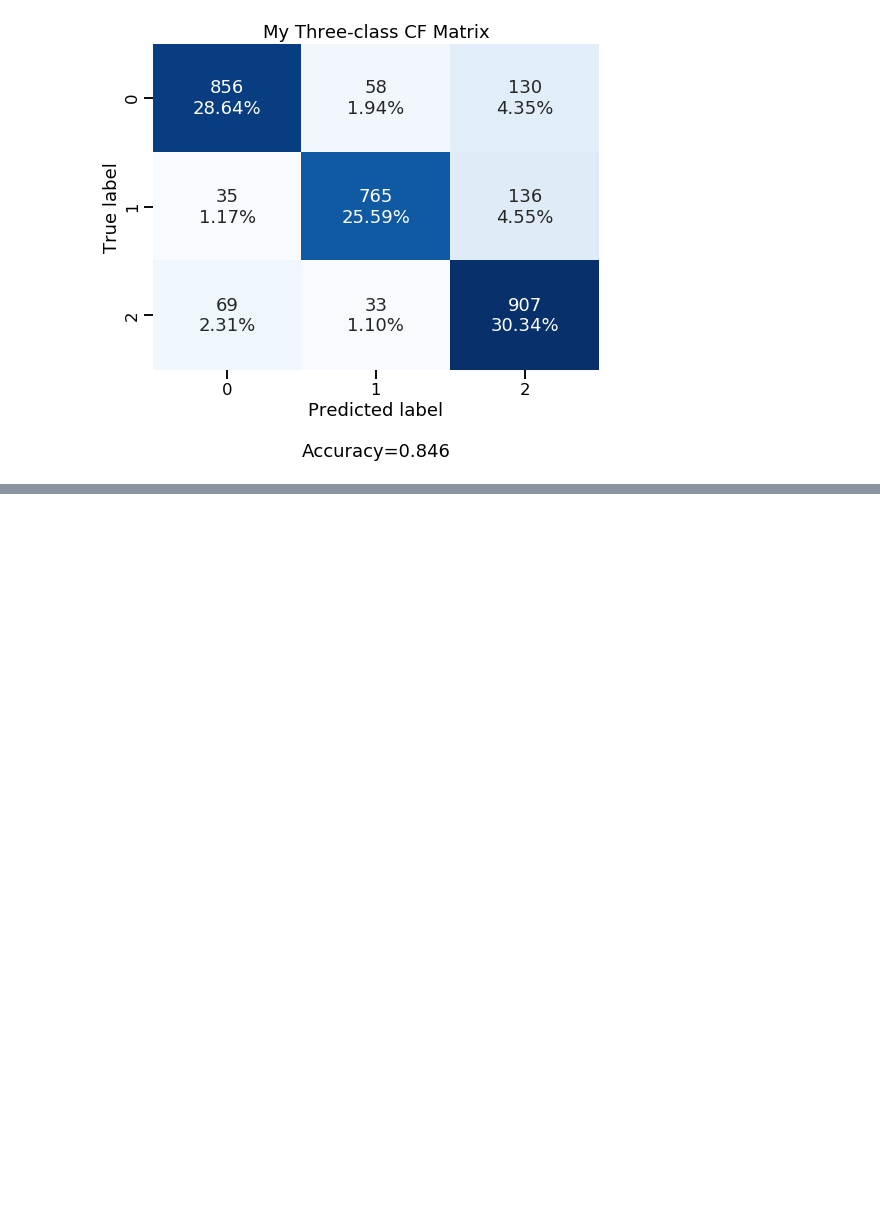
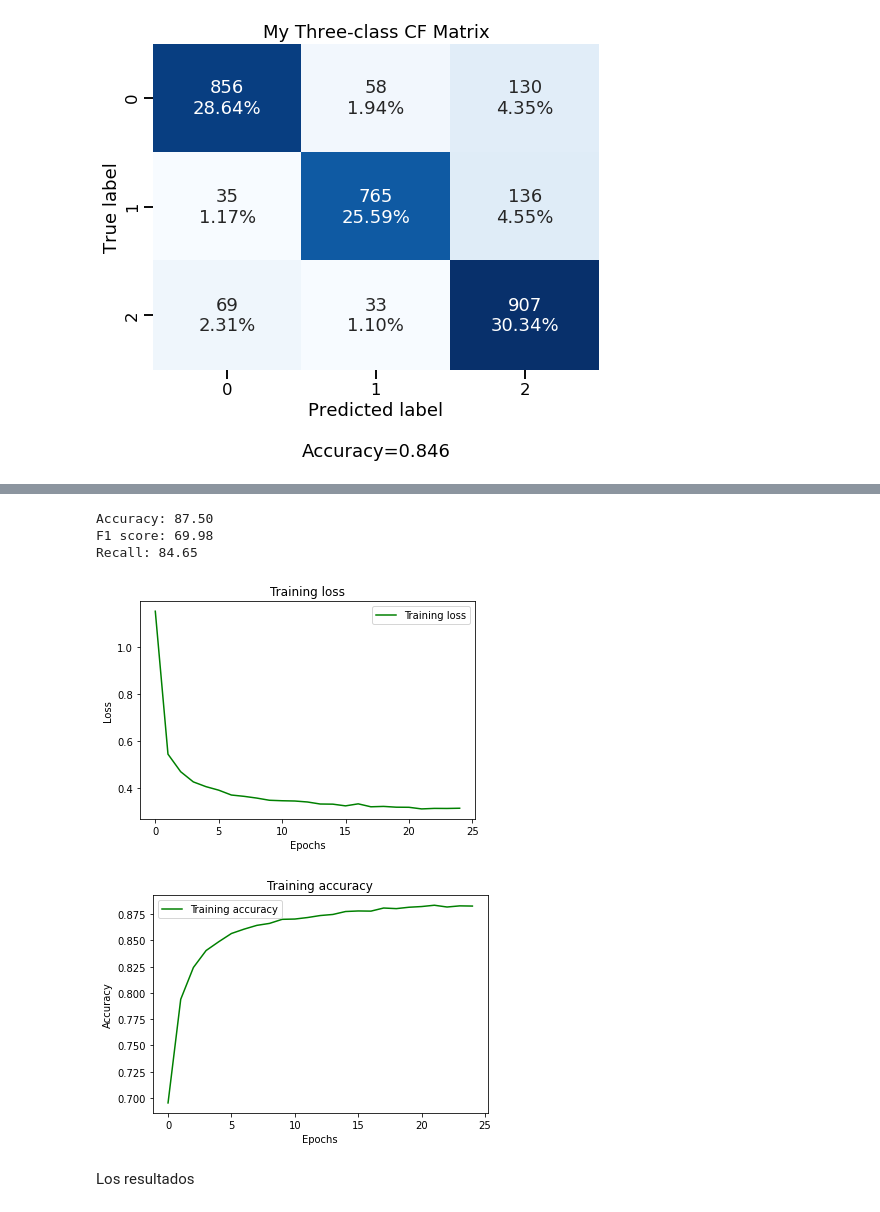
Before and after one commit to abdieljz/Detecci-n-de-Vehiculo-mediante-Transfer-Learning, a Jupyter notebook: [NRC_6292]_ZambranoJunior_Lab1Unidad3_V5.ipynb, the cells around one changed output, grey strips where cells are left out. Saved outputs shown, nothing was run; the diff lists cells and outputs as text; code cells hidden in the pictures; blank space fills up the shorter version.

```diff
--- a/[NRC_6292]_ZambranoJunior_Lab1Unidad3_V5.ipynb
+++ b/[NRC_6292]_ZambranoJunior_Lab1Unidad3_V5.ipynb
@@ -536,0 +680,4 @@ make_confusion_matrix(cf_matrix_3x3, figsize=(8,6), cbar=False, title='My Three-
+# %%
+'''Comprobación de nuevos binarios'''
+model.compile(loss = "binary_crossentropy", optimizer="adam", metrics=["accuracy"])
+model.summary()
@@ -536,0 +704,4 @@ make_confusion_matrix(cf_matrix_3x3, figsize=(8,6), cbar=False, title='My Three-
+# %%
+'''Comprobar modelo'''
+wandb.init(project="siamese")
+model.fit([pairs_train[:,0], pairs_train[:,1]], labels_train[:], batch_size=16, epochs=10, callbacks=[WandbCallback()])
@@ -536,0 +727,53 @@ make_confusion_matrix(cf_matrix_3x3, figsize=(8,6), cbar=False, title='My Three-
+# %%
+'''Datos estadisticos Finales'''
+model_probs = model.predict(x_test,batch_size=batch_size,verbose=0)
+y_pred = model_probs
+# predict crisp classes for test set
+model_classes = np.argmax(model_probs,axis=1)
+# reduce to 1d array
+model_probs = model_probs[:, 0]
+
+y_test_reduced = np.argmax(y_test,axis=1)
+
+# accuracy: (tp + tn) / (p + n)
+accuracy = accuracy_score(y_test_reduced, model_classes)*100
+# precision tp / (tp + fp)
+precision = precision_score(y_test_reduced, model_classes, average='weighted')*100
+# recall: tp / (tp + fn)
+recall = recall_score(y_test_reduced, model_classes, average='weighted')*100
+# f1: 2 tp / (2 tp + fp + fn)
+f1 = f1_score(y_test_reduced, model_classes, average='weighted')*100
+
+print('Accuracy: %.2f' % accuracy)
+print('F1 score: %.2f' % f1)
+print('Precision: %.2f' % precision)
+print('Recall: %.2f' % recall)
+
+logging.info('Accuracy: %.2f' % accuracy)
+logging.info('F1 score: %.2f' % f1)
+logging.info('Precision: %.2f' % precision)
+logging.info('Recall: %.2f' % recall)
+# %% [output]
+Accuracy: 87.50
+F1 score: 69.98
+Recall: 84.65
+# %%
+'''Grafica de Epochs'''
+plt.plot(model.epoch, model.history["loss"], 'g', label='Training loss')
+plt.title('Training loss')
+plt.xlabel('Epochs')
+plt.ylabel('Loss')
+plt.legend()
+plt.show()
+'''Grafica de Accuracy'''
+plt.plot(model.epoch, model.history["accuracy"], 'g', label='Training accuracy')
+plt.title('Training accuracy')
+plt.xlabel('Epochs')
+plt.ylabel('Accuracy')
+plt.legend()
+plt.show()
+# %% [output]
+[figure, added]
+[figure, added]
+# %% [markdown]
+Los resultados
```
Also changed, not shown: parts of 14 cells of this notebook.
